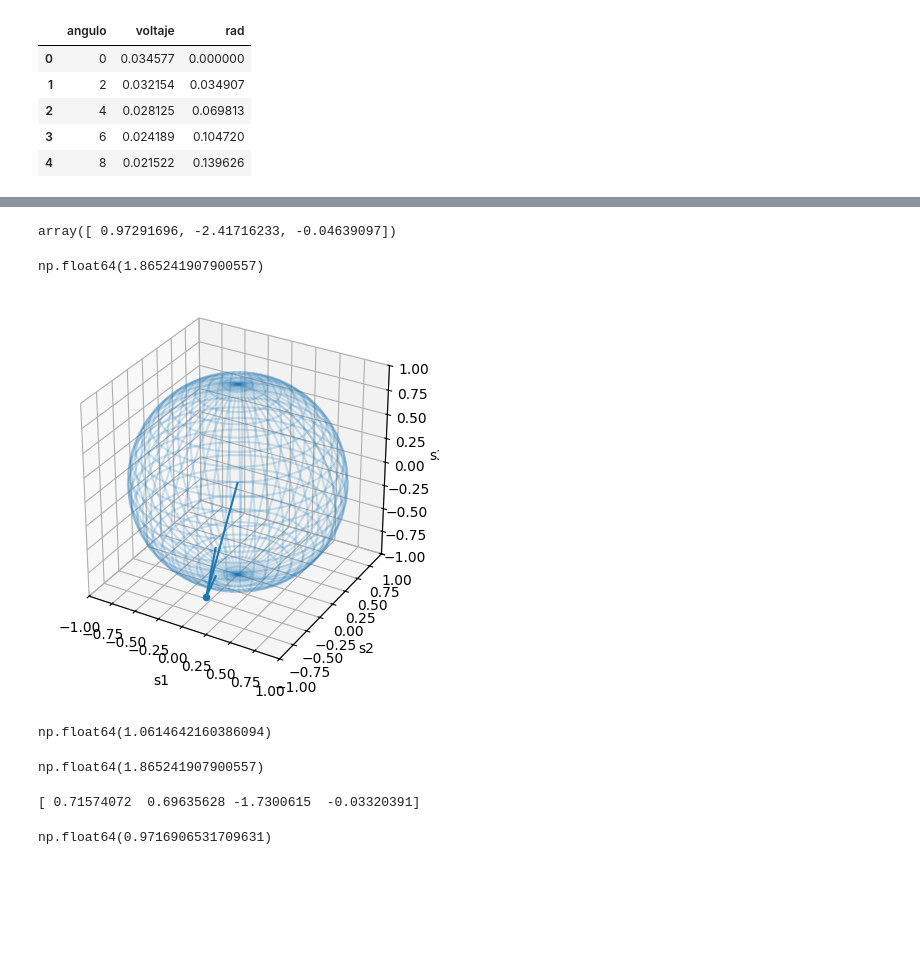
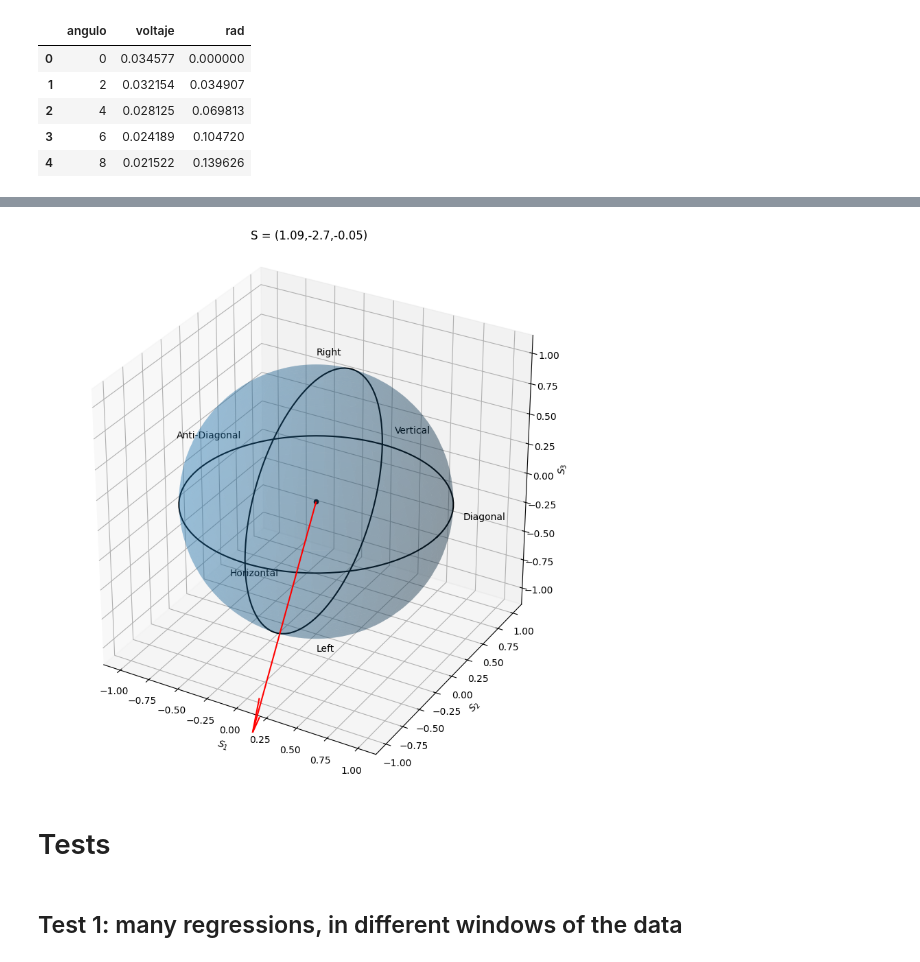
Before and after one commit to BernardoPironio/Polarimetro, a Jupyter notebook: analisis.ipynb, the cells around one changed output, grey strips where cells are left out. Cells and saved outputs as stored; diff of their text form; code cells hidden in the pictures; blank space fills up the shorter version.

Commit message:
Emprolijo las cosas que probamos, y agrego el test del ajuste por distintas ventanas

```diff
--- a/analisis.ipynb
+++ b/analisis.ipynb
@@ -157,64 +187,9 @@ array([ 0.71574072,  0.69635628, -1.7300615 , -0.03320391])
-# %%
-s
-# %% [output]
-array([ 0.97291696, -2.41716233, -0.04639097])
-# %%
-np.sqrt(S[1]**2 + S[2]**2 + S[3]**2)
-# %% [output]
-np.float64(1.865241907900557)
-# %%
-#PARA PLOTEAR EL PUNTO EN LA ESFERA
-raiz = np.sqrt(S[1]**2 + S[2]**2 + S[3]**2)
-
-max_int = medicion['voltaje_norm'].max()
-
-s1, s2, s3 = S[1]/norm_number, S[2]/norm_number, S[3]/norm_number
-
-fig = plt.figure()
-ax = fig.add_subplot(projection='3d')
-
-# --- esfera ---
-u = np.linspace(0, 2*np.pi, 50)
-v = np.linspace(0, np.pi, 25)
-
-x = np.outer(np.cos(u), np.sin(v))
-y = np.outer(np.sin(u), np.sin(v))
-z = np.outer(np.ones_like(u), np.cos(v))
-
-ax.plot_wireframe(x, y, z, alpha=0.2)
-
-# --- vector (flecha) ---
-
-ax.quiver(0, 0, 0, s1, s2, s3)
-
-# --- punto final (opcional pero útil) ---
-ax.scatter(s1, s2, s3)
-
-# --- ejes ---
-ax.set_xlabel("s1")
-ax.set_ylabel("s2")
-ax.set_zlabel("s3")
-
-ax.set_xlim([-1,1])
-ax.set_ylim([-1,1])
-ax.set_zlim([-1,1])
-
-ax.set_box_aspect([1,1,1])
-# %% [output]
-[figure, removed]
-# %%
-max_int
-# %% [output]
-np.float64(1.0614642160386094)
-# %%
-raiz
-# %% [output]
-np.float64(1.865241907900557)
-# %%
-print(S)
-# %% [output]
-[ 0.71574072  0.69635628 -1.7300615  -0.03320391]
-# %%
-(medicion['voltaje'].max()- medicion['voltaje'].min())/(medicion['voltaje'].max()+medicion['voltaje'].min())
-# %% [output]
-np.float64(0.9716906531709631)
+# %%
+# --- Poincare sphere graph of the normalized Stokes vector ---
+poincare_sphere_graph(s)
+# %% [output]
+[figure, added]
+# %% [markdown]
+# Tests
+# %% [markdown]
+## Test 1: many regressions, in different windows of the data
```
Also changed, not shown: parts of 22 cells of this notebook, 1 other file.
